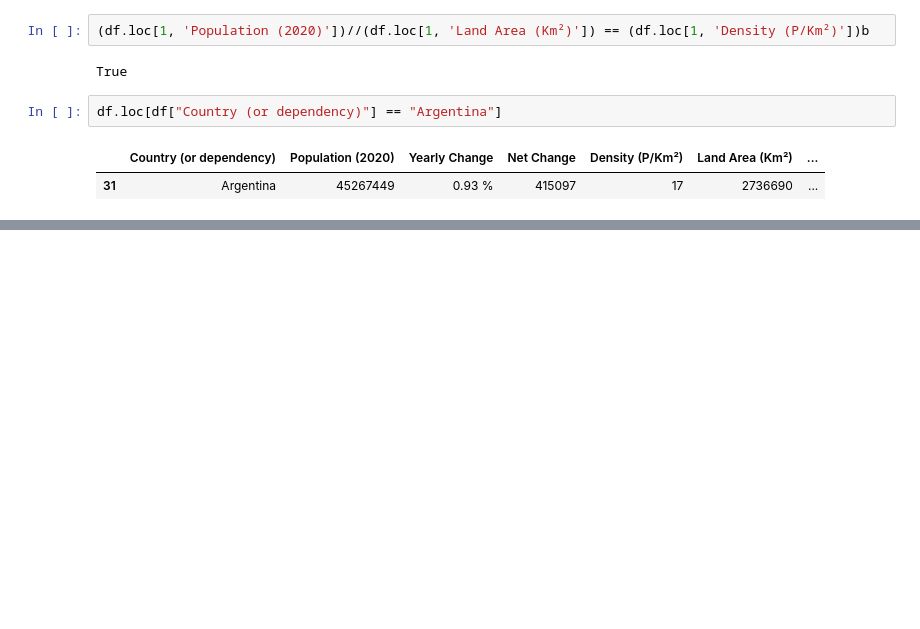
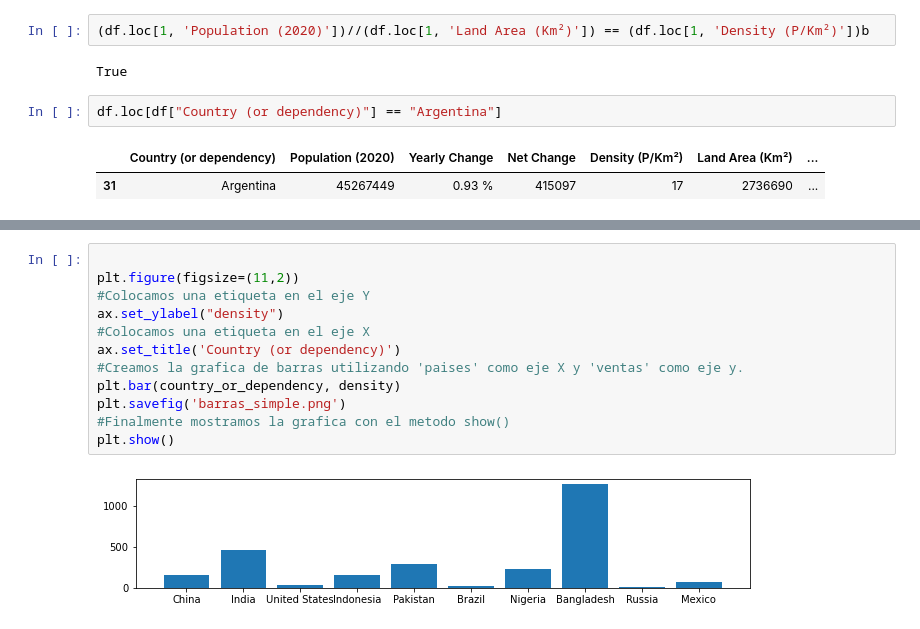
Before and after one commit to Fern1989/trabajo_final_curso_organidata, a Jupyter notebook: Trabajo_Final.ipynb, the cells around one changed output, grey strips where cells are left out. Saved outputs shown, nothing was run; the diff lists cells and outputs as text; blank space fills up the shorter version.

```diff
--- a/Trabajo_Final.ipynb
+++ b/Trabajo_Final.ipynb
@@ -306,0 +325,14 @@ plt.show()
+# %%
+
+plt.figure(figsize=(11,2))
+#Colocamos una etiqueta en el eje Y
+ax.set_ylabel("density")
+#Colocamos una etiqueta en el eje X
+ax.set_title('Country (or dependency)')
+#Creamos la grafica de barras utilizando 'paises' como eje X y 'ventas' como eje y.
+plt.bar(country_or_dependency, density)
+plt.savefig('barras_simple.png')
+#Finalmente mostramos la grafica con el metodo show()
+plt.show()
+# %% [output]
+[figure, added]
```
Also changed, not shown: parts of 4 cells of this notebook, 1 other file.
